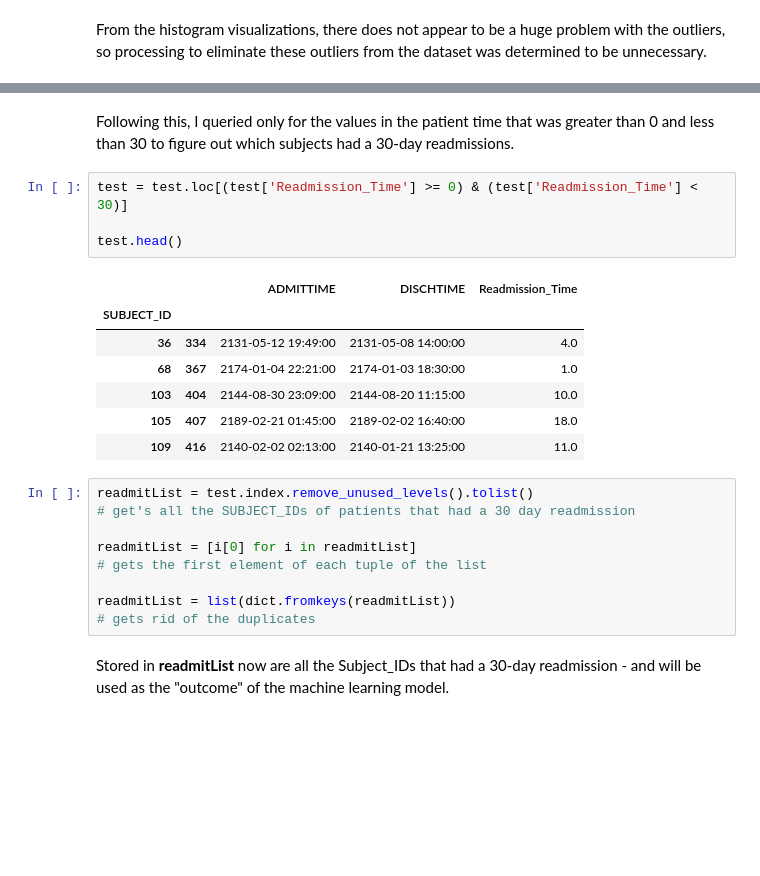
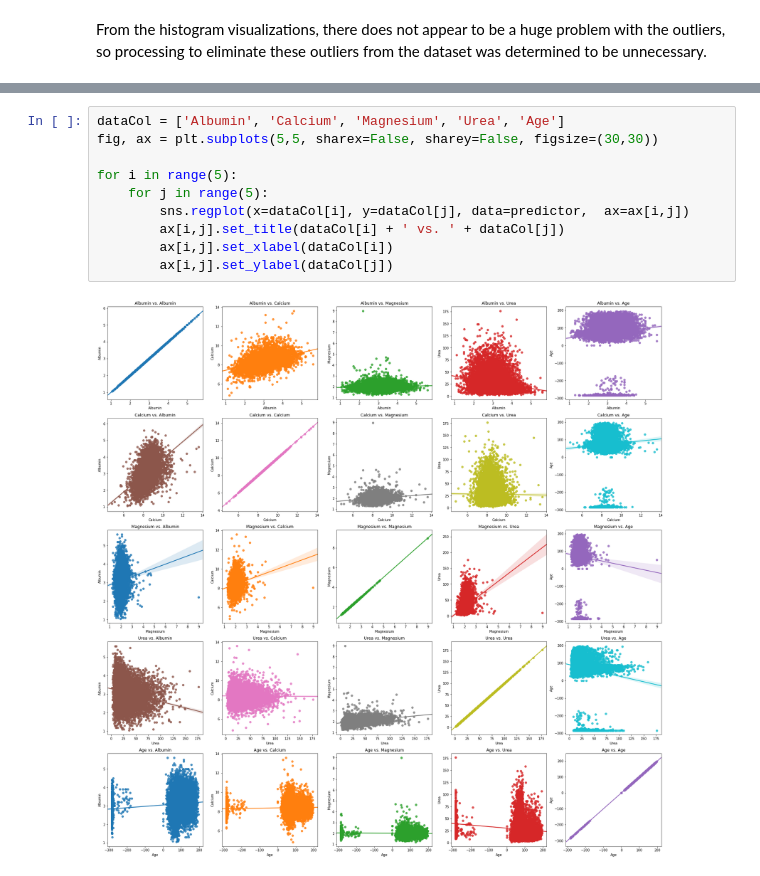
Before and after one commit to asheu96/final_project_prompt, a Jupyter notebook: Final Project.ipynb, the cells around one changed output, grey strips where cells are left out. Cells and saved outputs as stored; diff of their text form; blank space fills up the shorter version.

```diff
--- a/Final Project.ipynb
+++ b/Final Project.ipynb
@@ -306,25 +499,12 @@ test.head(10)
-# %% [markdown]
-Following this, I queried only for the values in the patient time that was greater than 0 and less than 30 to figure out which subjects had a 30-day readmissions.
-# %%
-test = test.loc[(test['Readmission_Time'] >= 0) & (test['Readmission_Time'] < 30)]
-
-test.head()
-# %% [output]
-|  |  | ADMITTIME | DISCHTIME | Readmission_Time |
-| SUBJECT_ID |  |  |  |  |
-| 36 | 334 | 2131-05-12 19:49:00 | 2131-05-08 14:00:00 | 4.0 |
-| 68 | 367 | 2174-01-04 22:21:00 | 2174-01-03 18:30:00 | 1.0 |
-| 103 | 404 | 2144-08-30 23:09:00 | 2144-08-20 11:15:00 | 10.0 |
-| 105 | 407 | 2189-02-21 01:45:00 | 2189-02-02 16:40:00 | 18.0 |
-| 109 | 416 | 2140-02-02 02:13:00 | 2140-01-21 13:25:00 | 11.0 |
-# %%
-readmitList = test.index.remove_unused_levels().tolist()
-# get's all the SUBJECT_IDs of patients that had a 30 day readmission
-
-readmitList = [i[0] for i in readmitList]
-# gets the first element of each tuple of the list
-
-readmitList = list(dict.fromkeys(readmitList))
-# gets rid of the duplicates
-# %% [markdown]
-Stored in **readmitList** now are all the Subject_IDs that had a 30-day readmission - and will be used as the "outcome" of the machine learning model.
+# %%
+dataCol = ['Albumin', 'Calcium', 'Magnesium', 'Urea', 'Age']
+fig, ax = plt.subplots(5,5, sharex=False, sharey=False, figsize=(30,30))
+
+for i in range(5):
+    for j in range(5):
+        sns.regplot(x=dataCol[i], y=dataCol[j], data=predictor,  ax=ax[i,j])
+        ax[i,j].set_title(dataCol[i] + ' vs. ' + dataCol[j])
+        ax[i,j].set_xlabel(dataCol[i])
+        ax[i,j].set_ylabel(dataCol[j])
+# %% [output]
+[figure, added]
```
Also changed, not shown: parts of 49 cells of this notebook.
